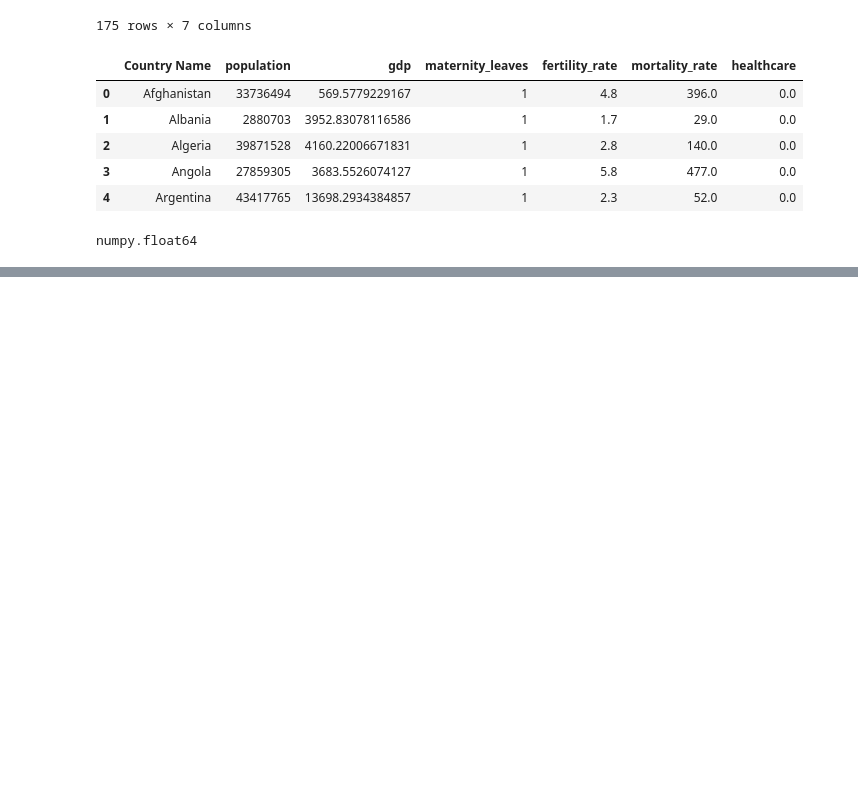
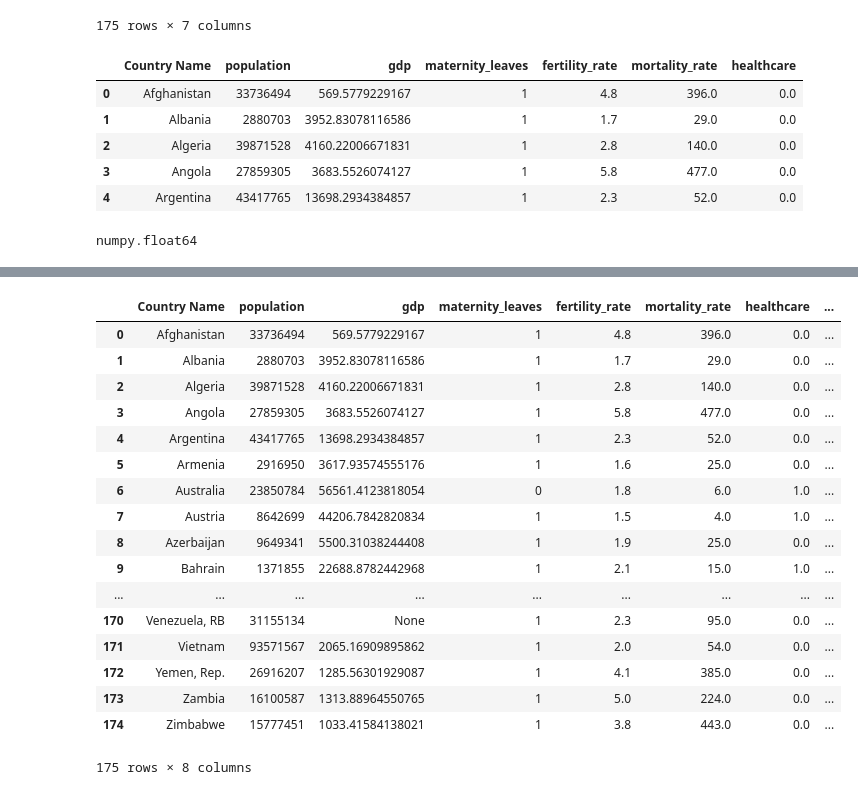
Before and after one commit to imamun93/Maternal_Mortality_Rate, a Jupyter notebook: WIP.ipynb, the cells around one changed output, grey strips where cells are left out. Drawn from its saved outputs; the diff is of its cells as text; code cells hidden in the pictures; blank space fills up the shorter version.

Commit message:
fertility and mortality adjusted

```diff
--- a/WIP.ipynb
+++ b/WIP.ipynb
@@ -815,0 +860,21 @@ numpy.float64
+# %%
+pop
+# %% [output]
+|  | Country Name | population | gdp | maternity_leaves | fertility_rate | mortality_rate | healthcare | ... |
+| 0 | Afghanistan | 33736494 | 569.5779229167 | 1 | 4.8 | 396.0 | 0.0 | ... |
+| 1 | Albania | 2880703 | 3952.83078116586 | 1 | 1.7 | 29.0 | 0.0 | ... |
+| 2 | Algeria | 39871528 | 4160.22006671831 | 1 | 2.8 | 140.0 | 0.0 | ... |
+| 3 | Angola | 27859305 | 3683.5526074127 | 1 | 5.8 | 477.0 | 0.0 | ... |
+| 4 | Argentina | 43417765 | 13698.2934384857 | 1 | 2.3 | 52.0 | 0.0 | ... |
+| 5 | Armenia | 2916950 | 3617.93574555176 | 1 | 1.6 | 25.0 | 0.0 | ... |
+| 6 | Australia | 23850784 | 56561.4123818054 | 0 | 1.8 | 6.0 | 1.0 | ... |
+| 7 | Austria | 8642699 | 44206.7842820834 | 1 | 1.5 | 4.0 | 1.0 | ... |
+| 8 | Azerbaijan | 9649341 | 5500.31038244408 | 1 | 1.9 | 25.0 | 0.0 | ... |
+| 9 | Bahrain | 1371855 | 22688.8782442968 | 1 | 2.1 | 15.0 | 1.0 | ... |
+| ... | ... | ... | ... | ... | ... | ... | ... | ... |
+| 170 | Venezuela, RB | 31155134 | None | 1 | 2.3 | 95.0 | 0.0 | ... |
+| 171 | Vietnam | 93571567 | 2065.16909895862 | 1 | 2.0 | 54.0 | 0.0 | ... |
+| 172 | Yemen, Rep. | 26916207 | 1285.56301929087 | 1 | 4.1 | 385.0 | 0.0 | ... |
+| 173 | Zambia | 16100587 | 1313.88964550765 | 1 | 5.0 | 224.0 | 0.0 | ... |
+| 174 | Zimbabwe | 15777451 | 1033.41584138021 | 1 | 3.8 | 443.0 | 0.0 | ... |
+175 rows × 8 columns
```
Also changed, not shown: parts of 16 cells of this notebook, 4 other files.
